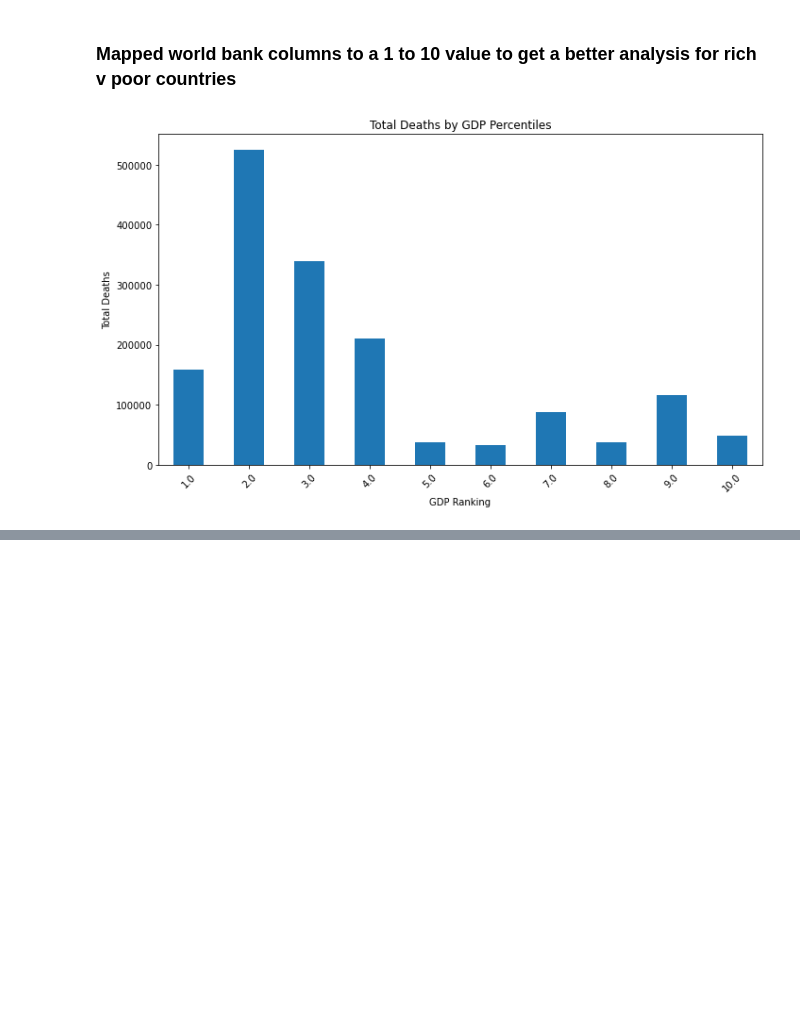
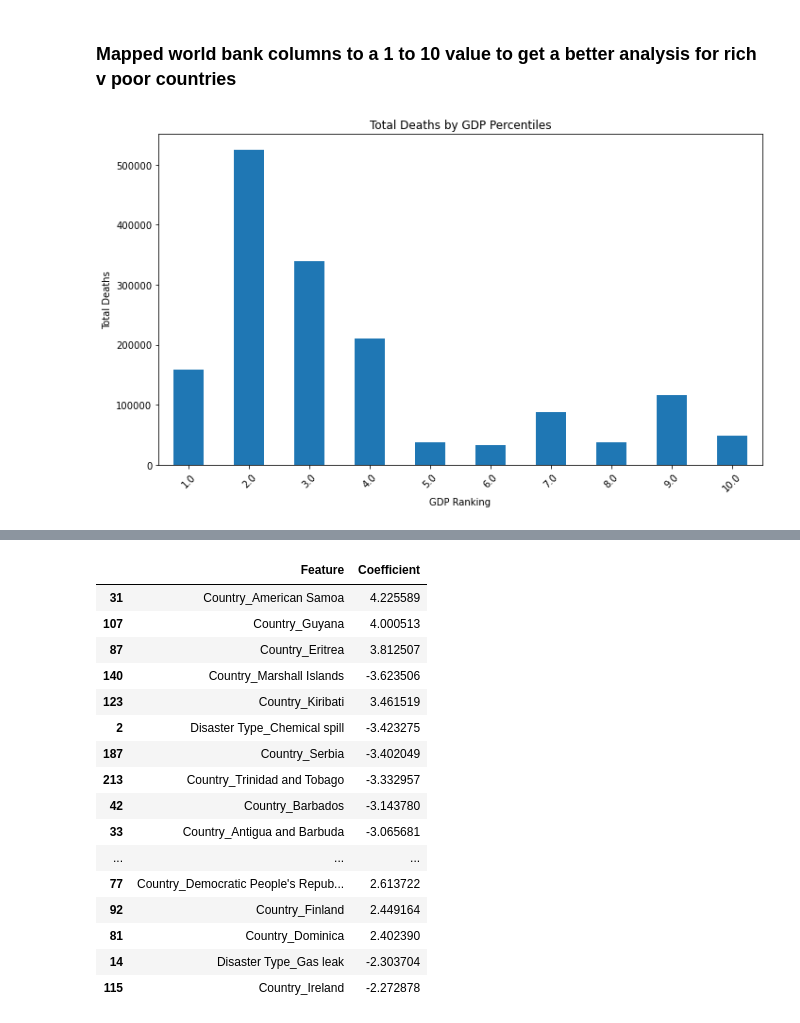
Before and after one commit to harrissamuel/24Spr_-S-Harris-_-disasters-, a Jupyter notebook: Sample_Capstone/code/data_analysis/data_analysis.ipynb, the cells around one changed output, grey strips where cells are left out. Drawn from its saved outputs; the diff is of its cells as text; code cells hidden in the pictures; blank space fills up the shorter version.

```diff
--- a/Sample_Capstone/code/data_analysis/data_analysis.ipynb
+++ b/Sample_Capstone/code/data_analysis/data_analysis.ipynb
@@ -743,0 +816,81 @@ plt.show()
+# %%
+import pandas as pd
+import numpy as np
+from sklearn.model_selection import train_test_split
+from sklearn.linear_model import LinearRegression
+from sklearn.preprocessing import OneHotEncoder
+from sklearn.compose import ColumnTransformer
+from sklearn.pipeline import Pipeline
+from sklearn.impute import SimpleImputer
+from sklearn.metrics import mean_squared_error, r2_score
+
+# Load your dataset, for example using pandas
+_d = df.dropna(subset=['Total Deaths'])
+
+# Split the dataset into features (X) and target variable (y)
+X = _d[[ 'Disaster Type', 'Country', 'Start Year', 'Start Month', 'mv_gdp', 'mv_imort', 'mv_electy', 'mv_pop_den',
+       'mv_co2', 'mv_lf_exp']]   # Features
+y = _d['Total Deaths'] # Target variable
+
+# Normalize the target variable to a scale between 0 and 10 based on percentiles
+y_percentile = np.percentile(y, [0, 10, 20, 30, 40, 50, 60, 70, 80, 90, 100])
+y_normalized = np.searchsorted(y_percentile, y) * 10 / len(y_percentile)
+
+# Split the dataset into training and testing sets
+X_train, X_test, y_train, y_test = train_test_split(X, y_normalized, test_size=0.2, random_state=42)
+
+# Define the categorical columns
+categorical_cols = [  'Disaster Type', 'Country',  'Start Year', 'Start Month']
+
+# Define the preprocessing steps (one-hot encoding for categorical features and imputation for missing values)
+preprocessor = ColumnTransformer(
+    transformers=[
+        ('cat', Pipeline(steps=[
+            ('imputer', SimpleImputer(strategy='most_frequent')),
+            ('onehot', OneHotEncoder(handle_unknown='ignore'))
+        ]), categorical_cols),
+        ('num', SimpleImputer(strategy='mean'), X.select_dtypes(include=['number']).columns)
+    ],
+    remainder='passthrough'
+)
+
+# Define the linear regression model
+model = LinearRegression()
+
+# Create a pipeline with preprocessing and linear regression
+pipeline = Pipeline(steps=[
+    ('preprocessor', preprocessor),
+    ('model', model)
+])
+
+# Train the model using the pipeline
+pipeline.fit(X_train, y_train)
+
+# Make predictions on the testing set
+y_pred = pipeline.predict(X_test)
+
+# Evaluate the performance of the model
+mse = mean_squared_error(y_test, y_pred)
+r2 = r2_score(y_test, y_pred)
+
+print('Mean Squared Error:', mse)
+print('R^2 Score:', r2)
+
+# Get the feature names after one-hot encoding
+one_hot_feature_names = preprocessor.transformers_[0][1]['onehot'].get_feature_names_out(input_features=categorical_cols)
+
+# Combine one-hot encoded feature names with numerical feature names
+feature_names = list(one_hot_feature_names) + list(X.select_dtypes(include=['number']).columns)
+
+# Extract coefficients (weights) from the linear regression model
+coefficients = pipeline.named_steps['model'].coef_
+
+# Create a DataFrame to display feature names along with their coefficients
+coefficients_df = pd.DataFrame({'Feature': feature_names, 'Coefficient': coefficients})
+
+# Sort the coefficients DataFrame by absolute values of coefficients
+coefficients_df_sorted = coefficients_df.reindex(coefficients_df['Coefficient'].abs().sort_values(ascending=False).index)
+
+# Print the sorted DataFrame
+coefficients_df_sorted.head(20)
+# %% [output]
@@ -743,0 +899,17 @@ plt.show()
+|  | Feature | Coefficient |
+| 31 | Country_American Samoa | 4.225589 |
+| 107 | Country_Guyana | 4.000513 |
+| 87 | Country_Eritrea | 3.812507 |
+| 140 | Country_Marshall Islands | -3.623506 |
+| 123 | Country_Kiribati | 3.461519 |
+| 2 | Disaster Type_Chemical spill | -3.423275 |
+| 187 | Country_Serbia | -3.402049 |
+| 213 | Country_Trinidad and Tobago | -3.332957 |
+| 42 | Country_Barbados | -3.143780 |
+| 33 | Country_Antigua and Barbuda | -3.065681 |
+| ... | ... | ... |
+| 77 | Country_Democratic People's Repub... | 2.613722 |
+| 92 | Country_Finland | 2.449164 |
+| 81 | Country_Dominica | 2.402390 |
+| 14 | Disaster Type_Gas leak | -2.303704 |
+| 115 | Country_Ireland | -2.272878 |
```
Also changed, not shown: parts of 17 cells of this notebook.
